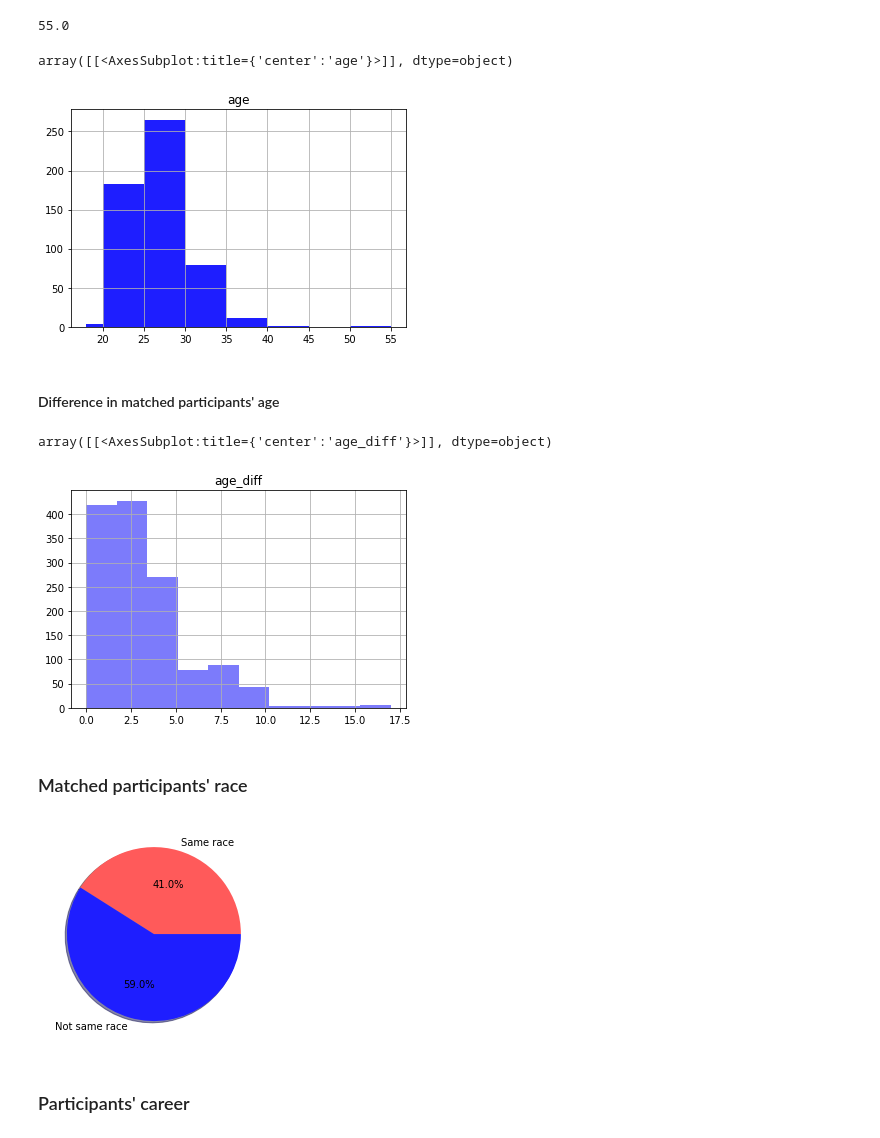
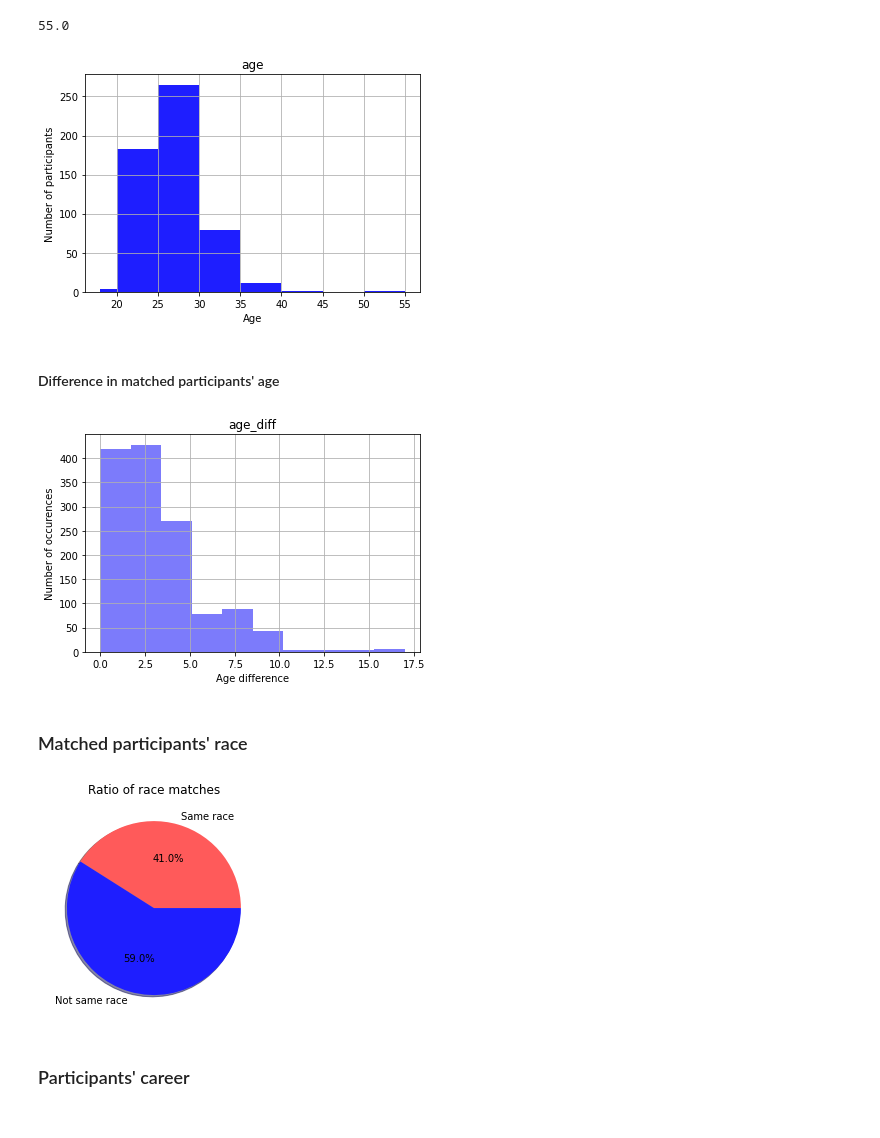
Before and after one commit to JozifekSVK/OZNAL, a Jupyter notebook: EDA.ipynb, the cells around one changed output. Drawn from its saved outputs; the diff is of its cells as text; code cells hidden in the pictures.

```diff
--- a/EDA.ipynb
+++ b/EDA.ipynb
@@ -179,10 +181,13 @@ max(df['age'])
 # %%
 age_df = df[['iid', 'age']].drop_duplicates()
 
-age_df.drop(columns = ['iid']).hist(bins=[18, 20, 25, 30, 35, 40, 45, 50, 55], figsize = (6, 4), color = blue)
+plot = age_df.drop(columns = ['iid']).hist(bins=[18, 20, 25, 30, 35, 40, 45, 50, 55], figsize=(6, 4), color=blue)
+
+for ax in plot.flatten():
+    ax.set_xlabel("Age")
+    ax.set_ylabel("Number of participants")
 # %% [output]
-array([[<AxesSubplot:title={'center':'age'}>]], dtype=object)
-[figure, old version]
+[figure, new version]
 # %% [markdown]
 #### Difference in matched participants' age
 # %%
@@ -190,21 +195,25 @@ matched_df = df[df['match'] == 1]
 
 matched_df['age_diff'] = abs(matched_df['age'] - matched_df['age_partners'])
 # %%
-matched_df[[
+plot = matched_df[[
     'age_diff'
 ]].hist(figsize = (6, 4), color = purple)
+
+for ax in plot.flatten():
+    ax.set_xlabel("Age difference")
+    ax.set_ylabel("Number of occurences")
 # %% [output]
-array([[<AxesSubplot:title={'center':'age_diff'}>]], dtype=object)
-[figure, old version]
+[figure, new version]
 # %% [markdown]
 ### Matched participants' race
 # %%
 same_race_match_count = len(matched_df[matched_df['samerace'] == 1])
 not_same_race_match_count = len(matched_df[matched_df['samerace'] == 0])
 
 race_match = [same_race_match_count, not_same_race_match_count]
 plt.pie(race_match, labels = ['Same race', 'Not same race'], shadow = True, autopct='%1.1f%%', colors = pie_chart_colors)
+plt.title('Ratio of race matches')
 plt.show()
 # %% [output]
-[figure, old version]
+[figure, new version]
 # %%
```
Also changed, not shown: parts of 28 cells of this notebook.
